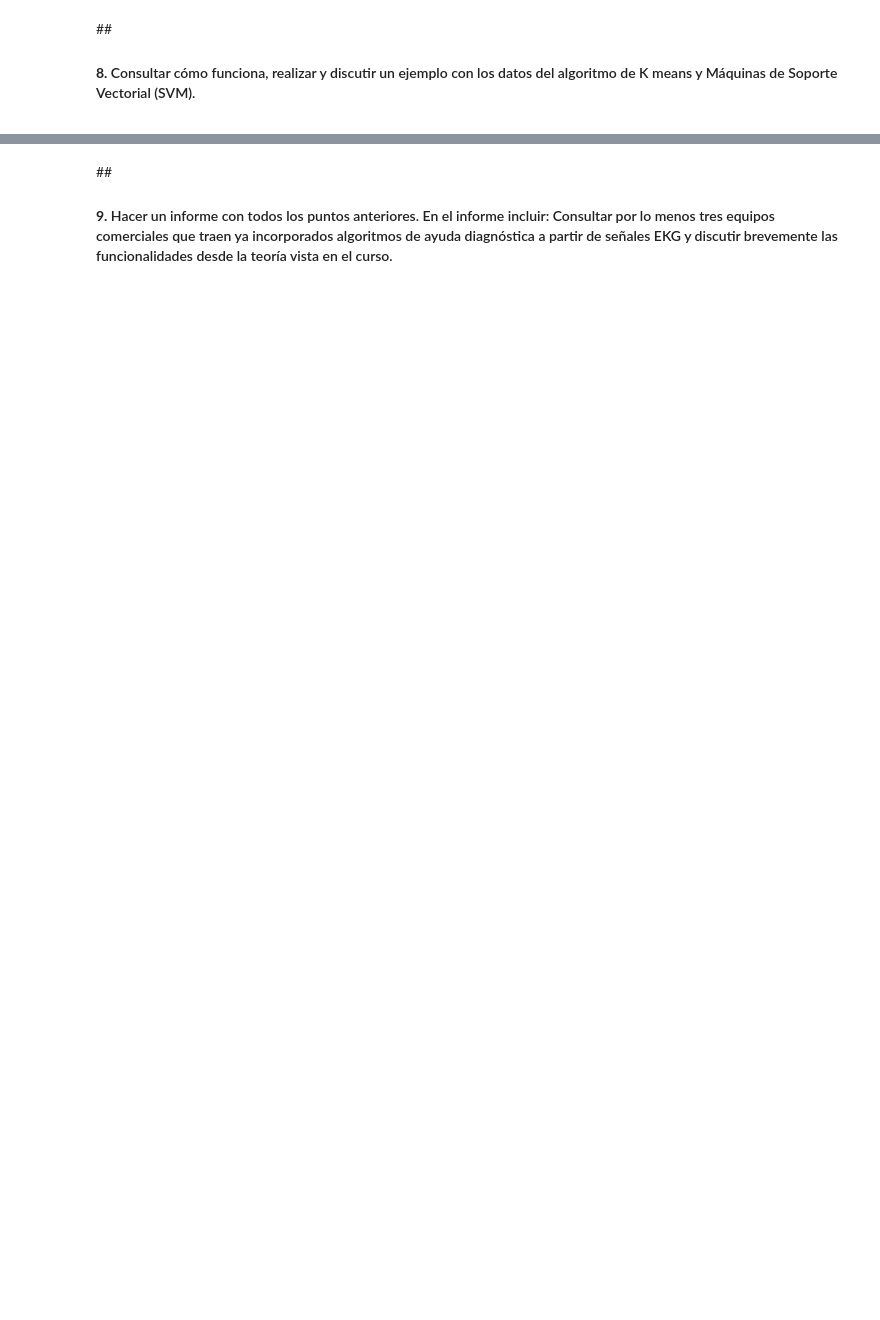
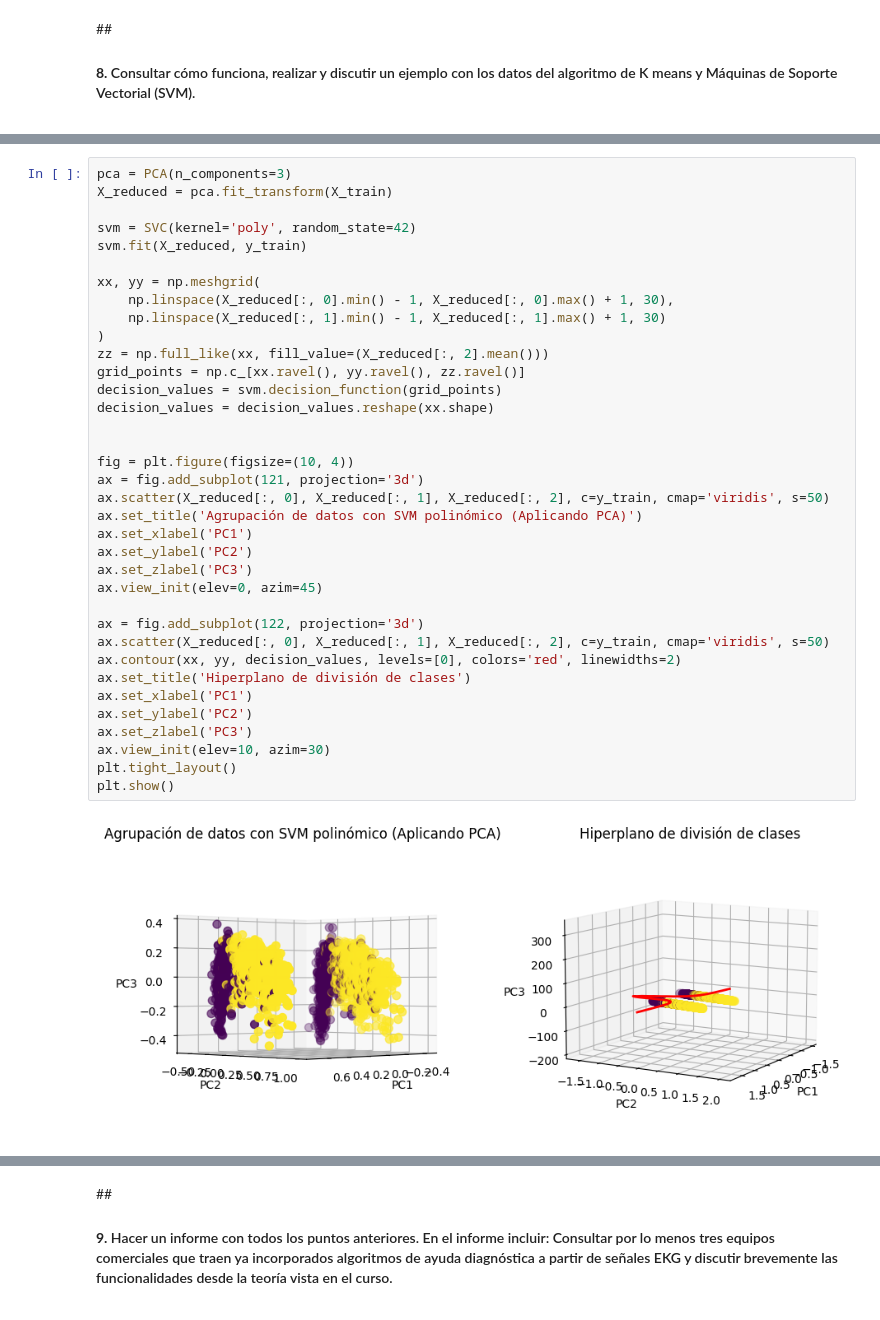
Before and after one commit to marianayarce1224/lab_biosenales, a Jupyter notebook: PROYECTO4/Proyecto4_G3.ipynb, the cells around one changed output, grey strips where cells are left out. Drawn from its saved outputs; the diff is of its cells as text; blank space fills up the shorter version.

```diff
--- a/PROYECTO4/Proyecto4_G3.ipynb
+++ b/PROYECTO4/Proyecto4_G3.ipynb
@@ -540,0 +593,38 @@ Los resultados de accuracy para el modelo con los hiperparámetros determinados
+# %%
+pca = PCA(n_components=3)
+X_reduced = pca.fit_transform(X_train)
+
+svm = SVC(kernel='poly', random_state=42)
+svm.fit(X_reduced, y_train)
+
+xx, yy = np.meshgrid(
+    np.linspace(X_reduced[:, 0].min() - 1, X_reduced[:, 0].max() + 1, 30),
+    np.linspace(X_reduced[:, 1].min() - 1, X_reduced[:, 1].max() + 1, 30)
+)
+zz = np.full_like(xx, fill_value=(X_reduced[:, 2].mean()))
+grid_points = np.c_[xx.ravel(), yy.ravel(), zz.ravel()]
+decision_values = svm.decision_function(grid_points)
+decision_values = decision_values.reshape(xx.shape)
+
+
+fig = plt.figure(figsize=(10, 4))
+ax = fig.add_subplot(121, projection='3d')
+ax.scatter(X_reduced[:, 0], X_reduced[:, 1], X_reduced[:, 2], c=y_train, cmap='viridis', s=50)
+ax.set_title('Agrupación de datos con SVM polinómico (Aplicando PCA)')
+ax.set_xlabel('PC1')
+ax.set_ylabel('PC2')
+ax.set_zlabel('PC3')
+ax.view_init(elev=0, azim=45)
+
+ax = fig.add_subplot(122, projection='3d')
+ax.scatter(X_reduced[:, 0], X_reduced[:, 1], X_reduced[:, 2], c=y_train, cmap='viridis', s=50)
+ax.contour(xx, yy, decision_values, levels=[0], colors='red', linewidths=2)
+ax.set_title('Hiperplano de división de clases')
+ax.set_xlabel('PC1')
+ax.set_ylabel('PC2')
+ax.set_zlabel('PC3')
+ax.view_init(elev=10, azim=30)
+plt.tight_layout()
+plt.show()
+# %% [output]
+[figure, added]
```
Also changed, not shown: parts of 9 cells of this notebook.
